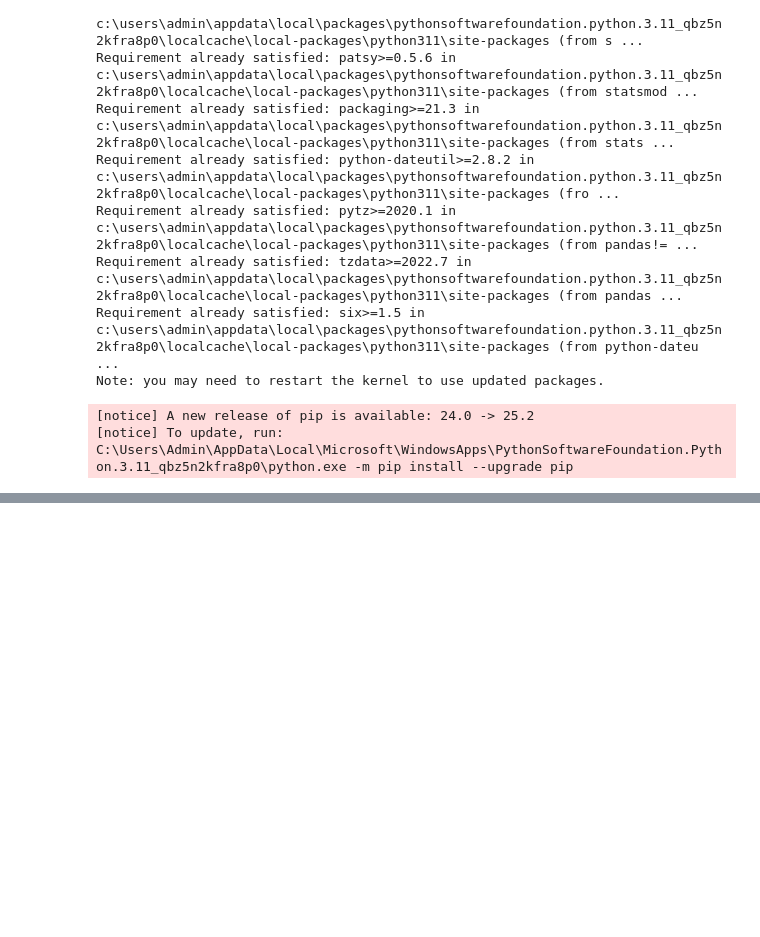
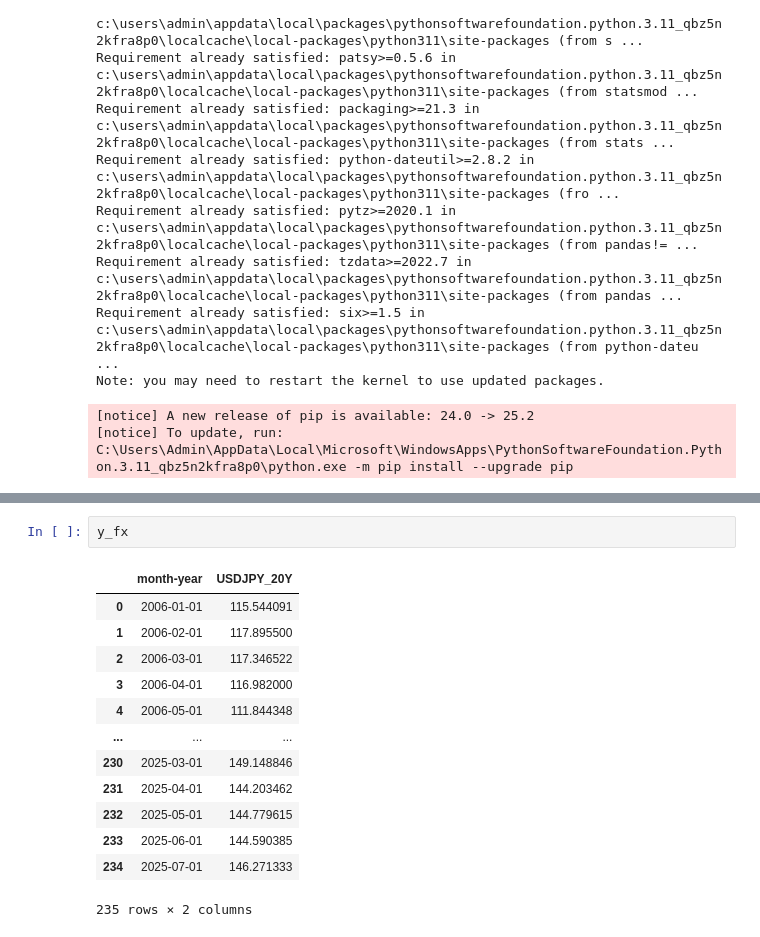
Before and after one commit to Adnan-Anwar-Data-enthusiast/Currency-speculation, a Jupyter notebook: 1. Data cleaning and formatting.ipynb, the cells around one changed output, grey strips where cells are left out. Drawn from its saved outputs; the diff is of its cells as text; blank space fills up the shorter version.

```diff
--- a/1. Data cleaning and formatting.ipynb
+++ b/1. Data cleaning and formatting.ipynb
@@ -630,0 +599,16 @@ NameError: name 'Y' is not defined
+# %%
+y_fx
+# %% [output]
+|  | month-year | USDJPY_20Y |
+| 0 | 2006-01-01 | 115.544091 |
+| 1 | 2006-02-01 | 117.895500 |
+| 2 | 2006-03-01 | 117.346522 |
+| 3 | 2006-04-01 | 116.982000 |
+| 4 | 2006-05-01 | 111.844348 |
+| ... | ... | ... |
+| 230 | 2025-03-01 | 149.148846 |
+| 231 | 2025-04-01 | 144.203462 |
+| 232 | 2025-05-01 | 144.779615 |
+| 233 | 2025-06-01 | 144.590385 |
+| 234 | 2025-07-01 | 146.271333 |
+235 rows × 2 columns
```
Also changed, not shown: parts of 12 cells of this notebook, 2 other files.
